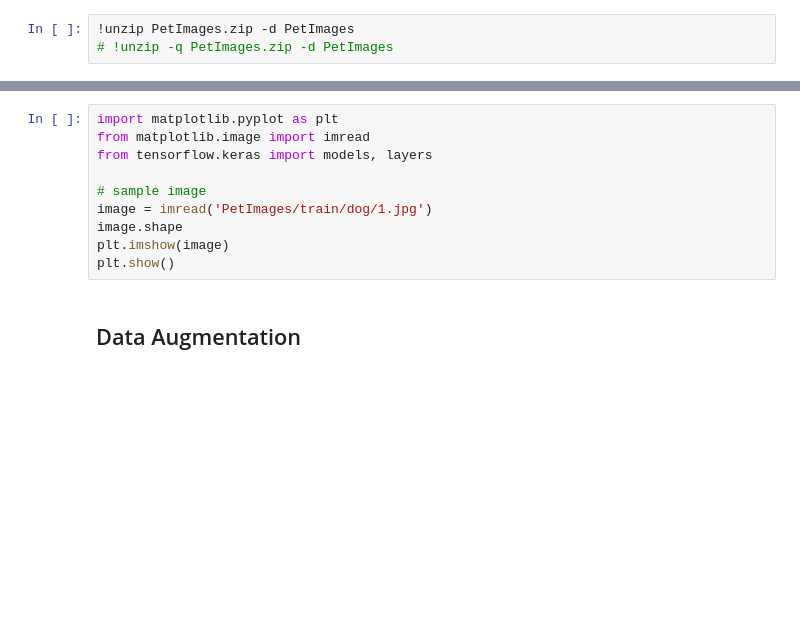
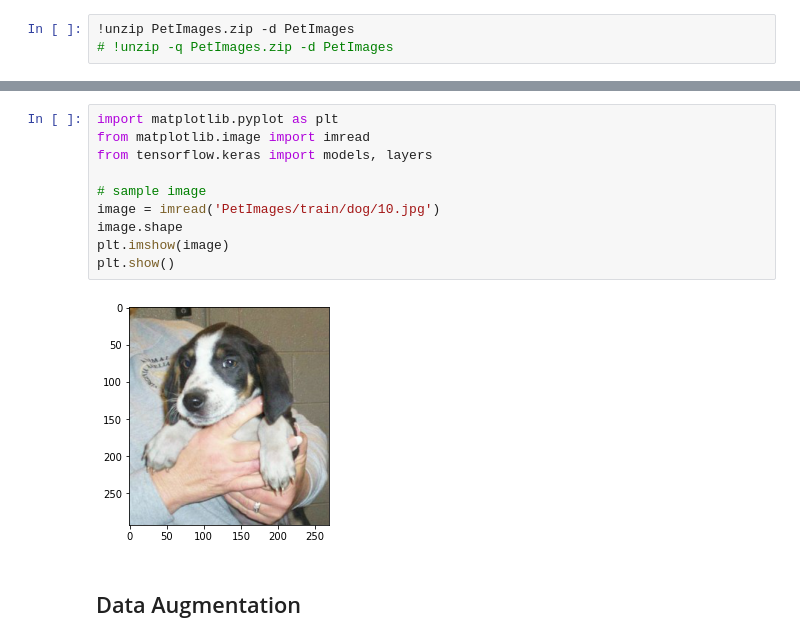
Before and after one commit to Redwoods/pdm, a Jupyter notebook: project/dogsNcats/dogsNcats_DL1_Daug.ipynb, the cells around one changed output, grey strips where cells are left out. Saved outputs shown, nothing was run; the diff lists cells and outputs as text; blank space fills up the shorter version.

```diff
--- a/project/dogsNcats/dogsNcats_DL1_Daug.ipynb
+++ b/project/dogsNcats/dogsNcats_DL1_Daug.ipynb
@@ -19,13 +30,15 @@ for root, subdirs, files in os.walk(path):
 # %%
 import matplotlib.pyplot as plt
 from matplotlib.image import imread
 from tensorflow.keras import models, layers
 
 # sample image
-image = imread('PetImages/train/dog/1.jpg')
+image = imread('PetImages/train/dog/10.jpg')
 image.shape
 plt.imshow(image)
 plt.show()
+# %% [output]
+[figure, added]
 # %% [markdown]
 ## Data Augmentation
 # %%
```
Also changed, not shown: parts of 19 cells of this notebook.
